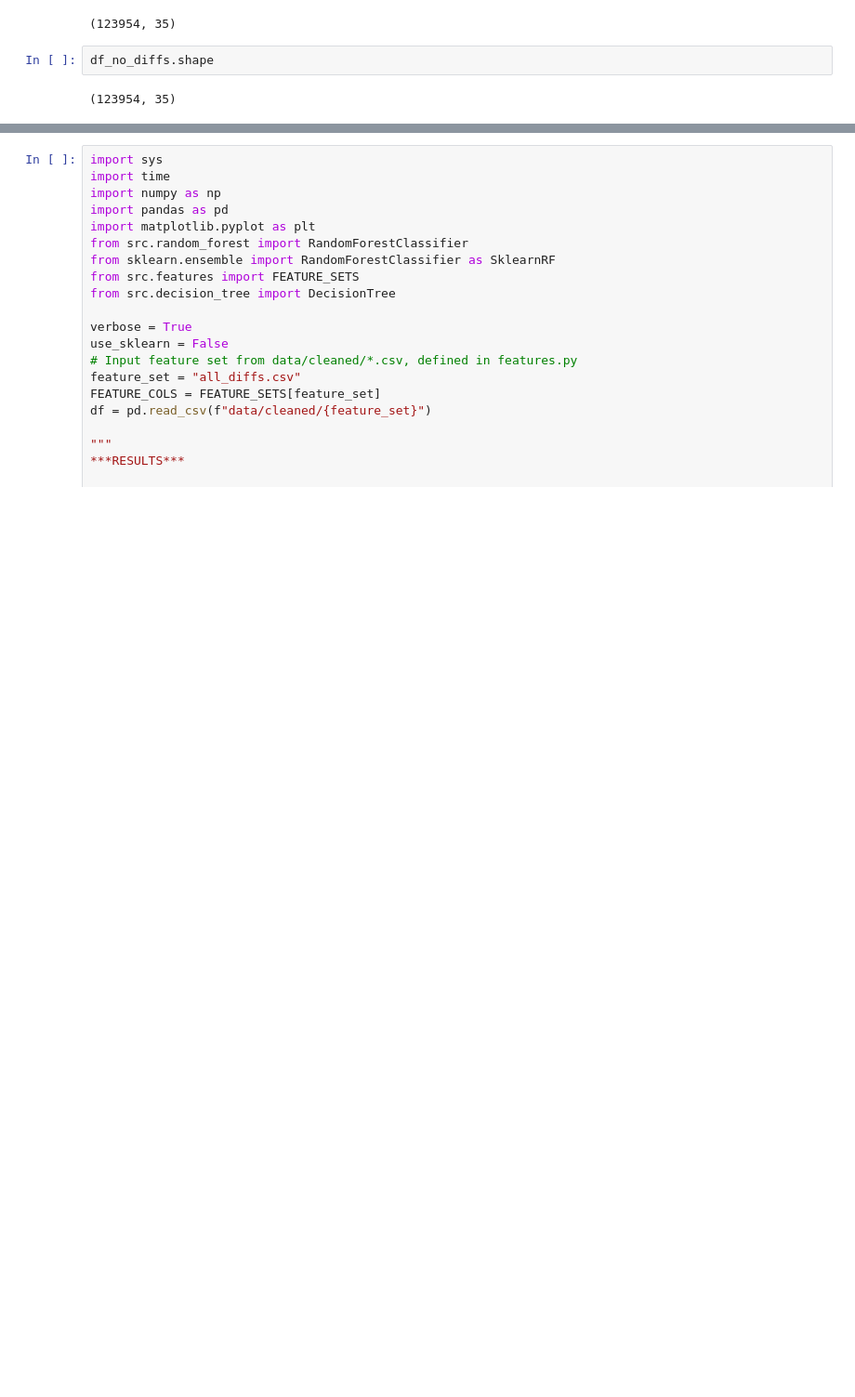
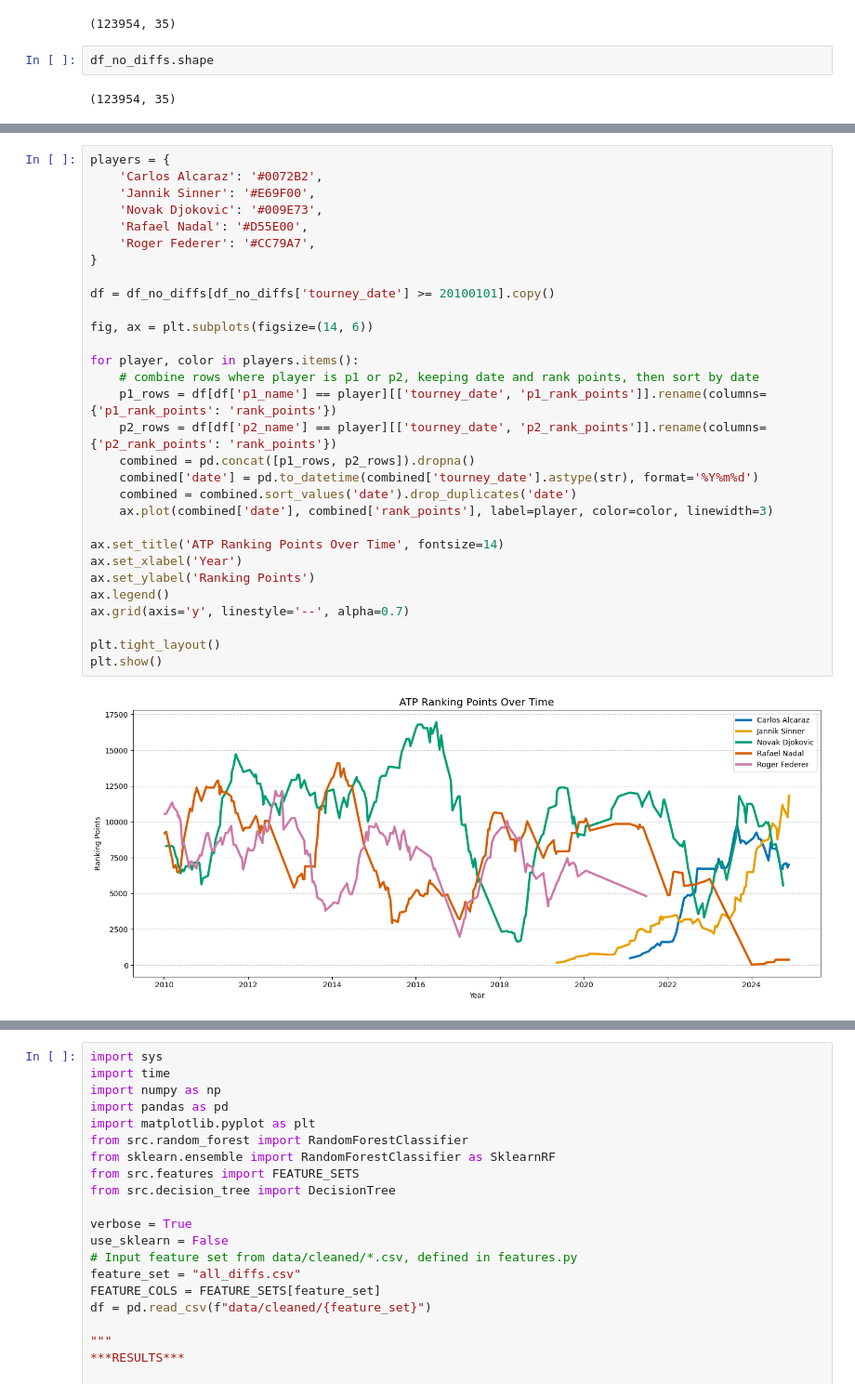
Before and after one commit to CamBitter/RallyRF, a Jupyter notebook: report.ipynb, the cells around one changed output, grey strips where cells are left out. Shown at 93% size. Drawn from its saved outputs; the diff is of its cells as text; blank space fills up the shorter version.

```diff
--- a/report.ipynb
+++ b/report.ipynb
@@ -191,0 +233,32 @@ plt.show()
+# %%
+players = {
+    'Carlos Alcaraz': '#0072B2',
+    'Jannik Sinner': '#E69F00',
+    'Novak Djokovic': '#009E73',
+    'Rafael Nadal': '#D55E00',
+    'Roger Federer': '#CC79A7',
+}
+
+df = df_no_diffs[df_no_diffs['tourney_date'] >= 20100101].copy()
+
+fig, ax = plt.subplots(figsize=(14, 6))
+
+for player, color in players.items():
+    # combine rows where player is p1 or p2, keeping date and rank points, then sort by date
+    p1_rows = df[df['p1_name'] == player][['tourney_date', 'p1_rank_points']].rename(columns={'p1_rank_points': 'rank_points'})
+    p2_rows = df[df['p2_name'] == player][['tourney_date', 'p2_rank_points']].rename(columns={'p2_rank_points': 'rank_points'})
+    combined = pd.concat([p1_rows, p2_rows]).dropna()
+    combined['date'] = pd.to_datetime(combined['tourney_date'].astype(str), format='%Y%m%d')
+    combined = combined.sort_values('date').drop_duplicates('date')
+    ax.plot(combined['date'], combined['rank_points'], label=player, color=color, linewidth=3)
+
+ax.set_title('ATP Ranking Points Over Time', fontsize=14)
+ax.set_xlabel('Year')
+ax.set_ylabel('Ranking Points')
+ax.legend()
+ax.grid(axis='y', linestyle='--', alpha=0.7)
+
+plt.tight_layout()
+plt.show()
+# %% [output]
+[figure, added]
```
Also changed, not shown: parts of 13 cells of this notebook.
